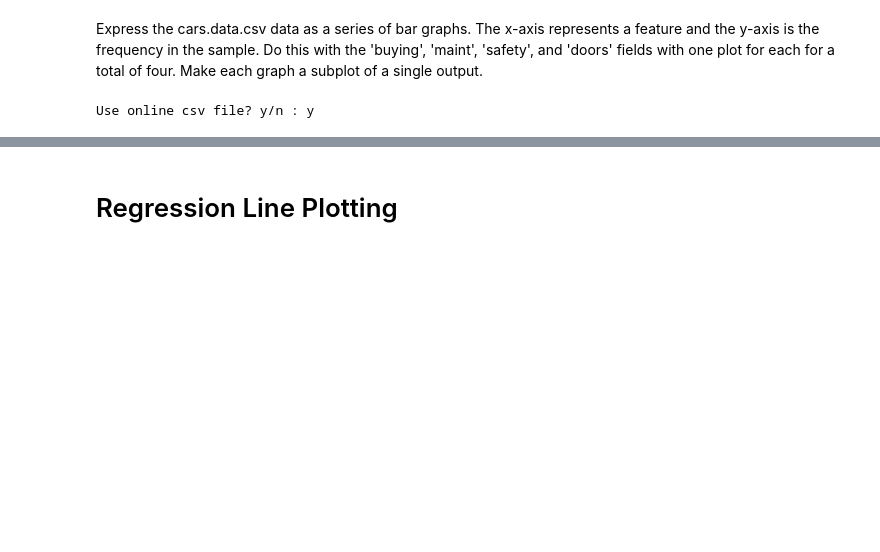
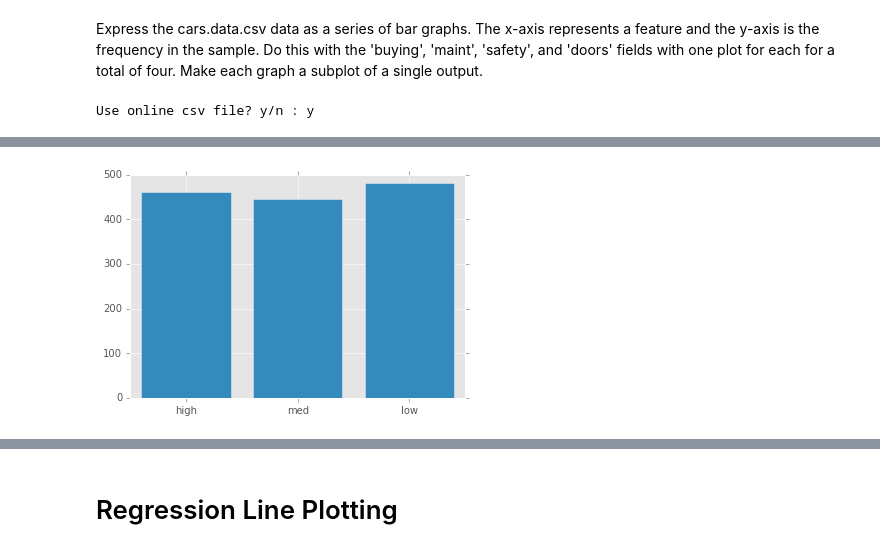
Before and after one commit to ChristopheHunt/MSDA---Coursework, a Jupyter notebook: Data 602/Data 602 - Advanced Programming/Week 10/Untitled.ipynb, the cells around one changed output, grey strips where cells are left out. Cells and saved outputs as stored; diff of their text form; code cells hidden in the pictures; blank space fills up the shorter version.

```diff
--- a/Data 602/Data 602 - Advanced Programming/Week 10/Untitled.ipynb
+++ b/Data 602/Data 602 - Advanced Programming/Week 10/Untitled.ipynb
@@ -89,0 +87,4 @@ df['']
+# %%
+feature_bargraph(df['safety'])
+# %% [output]
+[figure, added]
```
Also changed, not shown: parts of 13 cells of this notebook, 1 other file.
